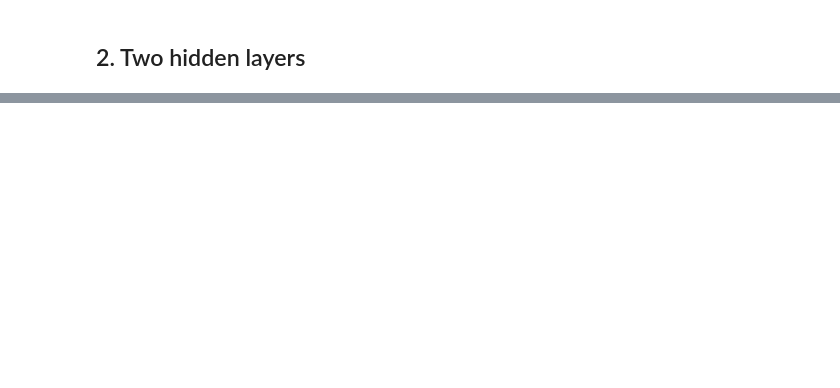
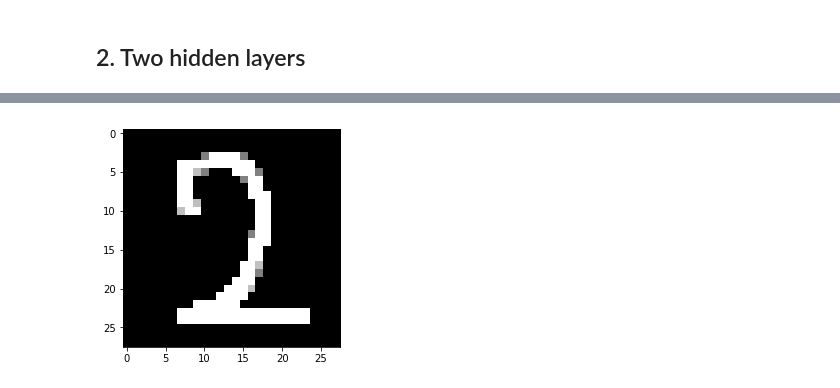
Before and after one commit to louissalome/Deep-Learning, a Jupyter notebook: itmolabs/pl_task4_Build_MLP_with_numpy.ipynb, the cells around one changed output, grey strips where cells are left out. Saved outputs shown, nothing was run; the diff lists cells and outputs as text; code cells hidden in the pictures; blank space fills up the shorter version.

```diff
--- a/itmolabs/pl_task4_Build_MLP_with_numpy.ipynb
+++ b/itmolabs/pl_task4_Build_MLP_with_numpy.ipynb
@@ -350,0 +357,89 @@ Wall time: 2min 20s
+# %%
+from tkinter import *
+from PIL import Image
+
+import skimage as ski
+import skimage.io as ski_io
+from skimage.transform import rescale
+
+# define properties of the window and the of the pen
+margin = 10
+canvas_height = margin+margin+28*12
+canvas_width = canvas_height + 250
+width_brush = 18
+
+# event : draw a pixel
+def paint( event ):
+    x1, y1 = ( event.x - 1 ), ( event.y - 1 )
+    x2, y2 = ( event.x + width_brush ), ( event.y + width_brush )
+    #print("mouse detected on pixel (",x1,",",x2,")")
+    if (x1>=10 and x1<canvas_height-margin - width_brush and
+        y1>=10 and y1<canvas_height-margin -width_brush):
+        w.create_rectangle( x1, y1, x2, y2, fill = "black")
+
+# erase prediction and drawing
+def erase( event=None ):
+    w.create_rectangle( margin,margin,canvas_height-margin,canvas_height-margin,fill="white")
+    v.set('')
+
+# save your drawn picture
+def save( event = None ):
+    w.update()
+    ps = w.postscript(x=10,
+                      y=10,
+                      width = canvas_height-10,
+                      height = canvas_height-10,
+                      colormode='mono'
+                      ,file = "src/task4/digit.ps"
+                     )
+
+# ask your nn a prediction
+def predict():
+    # read image
+    img=ski_io.imread('src/task4/digit.ps')
+    # convert RGB to grayscale
+    img = img.mean(axis=2)
+    # crop margin (and get a shape of 28*(k,k))
+    margin = int((260 - 28*8)/2)
+    img = img[margin:-margin,margin:-margin]
+    # rescale image
+    img = ski.transform.rescale(img, 1.0 / 8.0, mode = 'constant', order=1)
+    # invert color
+    img = 255-img
+
+    img = np.array([img.reshape((784,))/255])
+    prediction = np.argmax(mlp.run(img))
+    v.set("This number is a "+str(prediction))
+
+    print("Pressed 'predict' button :")
+    plt.imshow(img.reshape((28,28)),cmap='gray')
+    plt.show()
+    print("Number predicted :",prediction)
+    print("\n\n*********************")
+
+master = Tk()
+master.title( "Draw a digit" )
+w = Canvas(master, width=canvas_width, height=canvas_height)
+w.pack(expand = YES, fill = BOTH)
+
+w.create_rectangle( margin,margin,canvas_height-margin,canvas_height-margin,fill="white")
+w.bind( "<B1-Motion>", paint )
+
+button_save = Button(master, text="save", width = 28, height = 1, command=save)
+button_save.place(relx=(canvas_height + margin)/canvas_width, rely=(margin)/canvas_height)
+
+# button_display = Button(master, text="display", width = 28,height = 1, command=display)
+# button_display.place(relx=(canvas_height + margin)/canvas_width, rely=(margin + 40)/canvas_height)
+
+button_predict = Button(master, text="predict", width = 28,height = 1, command=predict)
+button_predict.place(relx=(canvas_height + margin)/canvas_width, rely=(margin + 40)/canvas_height)
+
+button_erase = Button(master, text="erase", width = 28,height = 1, command=erase)
+button_erase.place(relx=(canvas_height + margin)/canvas_width, rely=(canvas_height - 28 - margin)/canvas_height)
+
+v = StringVar()
+label_prediction = Label(master, textvariable=v)
+label_prediction.place(relx=(canvas_height + margin)/canvas_width, rely=(margin + 80)/canvas_height)
+
+mainloop()
+# %% [output]
@@ -350,0 +447 @@ Wall time: 2min 20s
+[figure, added]
```
Also changed, not shown: parts of 5 cells of this notebook.
